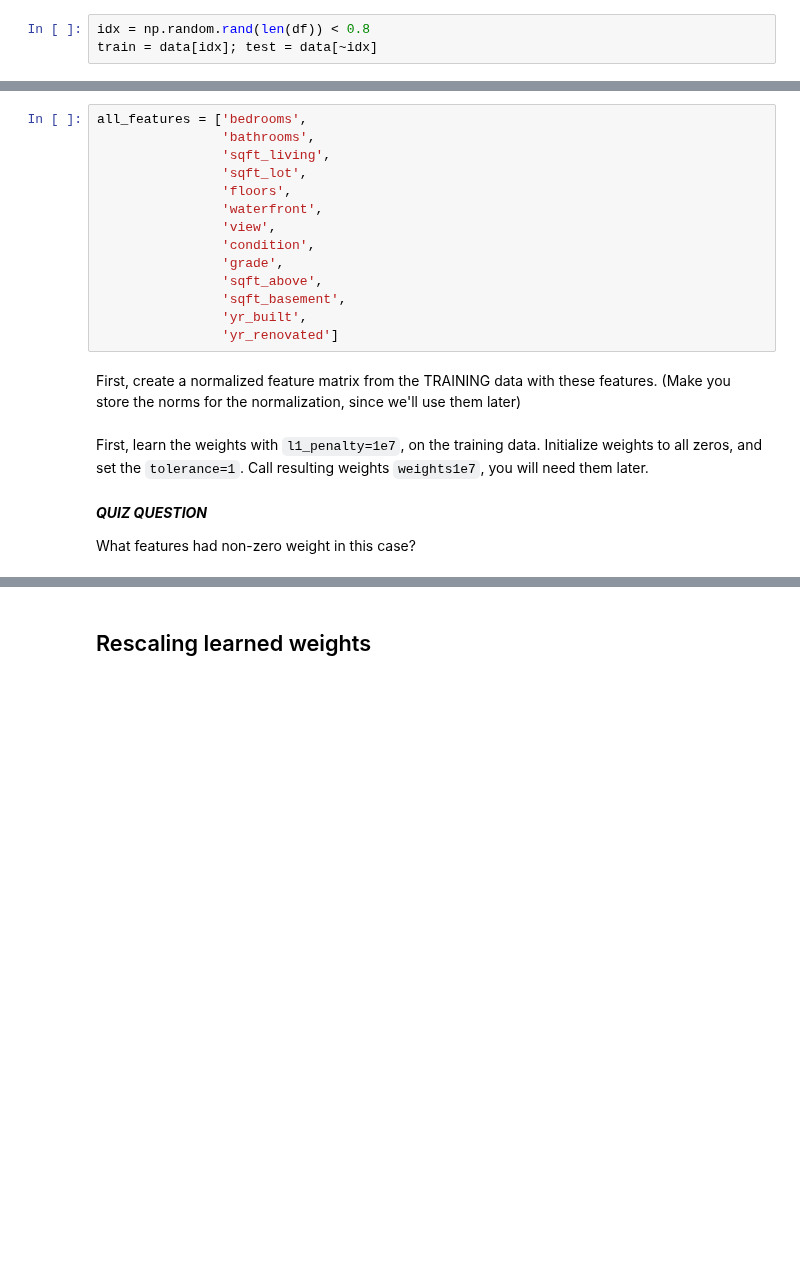
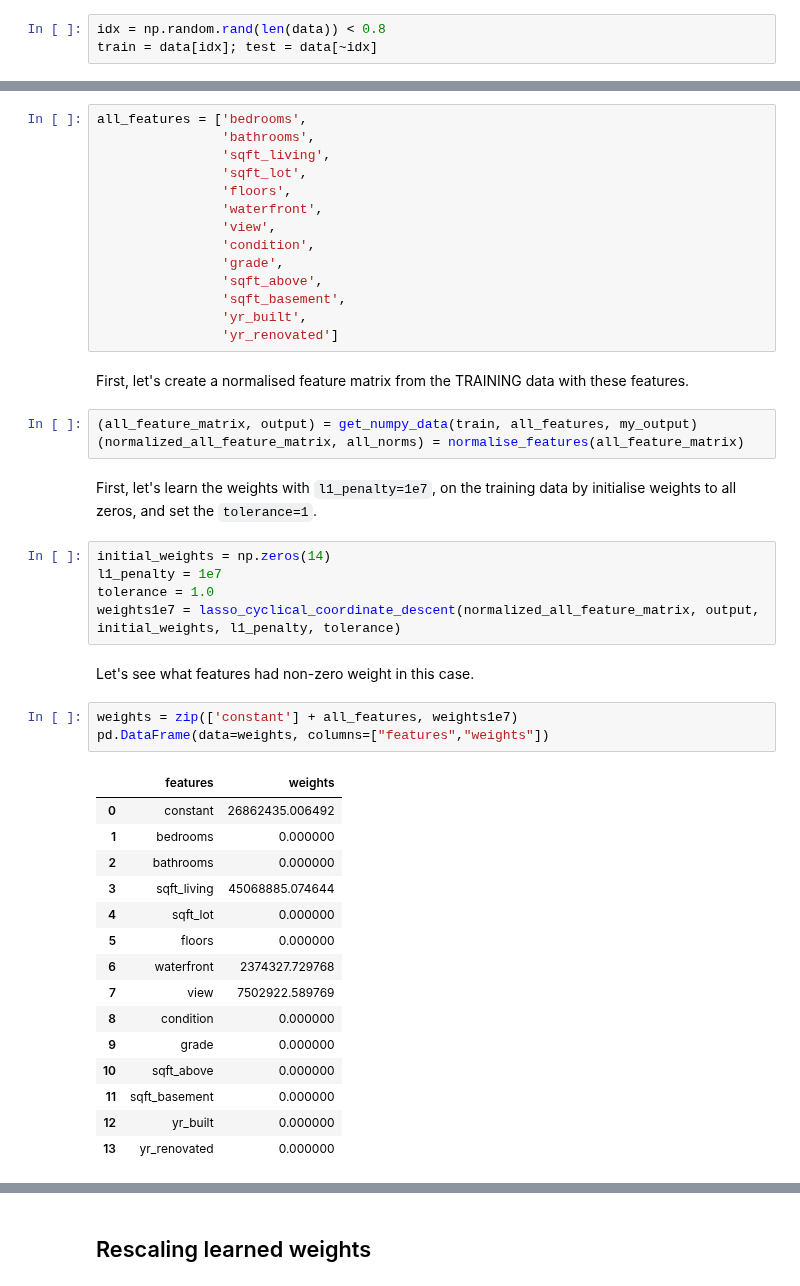
Before and after one commit to benjaminsw/regression, a Jupyter notebook: kc_house/lasso implementation.ipynb, the cells around one changed output, grey strips where cells are left out. Cells and saved outputs as stored; diff of their text form; blank space fills up the shorter version.

Commit message:
done evaluating LASSO fit with more features

```diff
--- a/kc_house/lasso implementation.ipynb
+++ b/kc_house/lasso implementation.ipynb
@@ -274,7 +274,7 @@ weights = lasso_cyclical_coordinate_descent(normalised_simple_feature_matrix, ou
 # %% [markdown]
 Let's split our dataset into training and test sets.
 # %%
-idx = np.random.rand(len(df)) < 0.8
+idx = np.random.rand(len(data)) < 0.8
 train = data[idx]; test = data[~idx]
 # %% [markdown]
 Let us consider the following set of features.
@@ -293,11 +293,36 @@ all_features = ['bedrooms',
                 'yr_built',
                 'yr_renovated']
 # %% [markdown]
-First, create a normalized feature matrix from the TRAINING data with these features.  (Make you store the norms for the normalization, since we'll use them later)
+First, let's create a normalised feature matrix from the TRAINING data with these features.
+# %%
+(all_feature_matrix, output) = get_numpy_data(train, all_features, my_output)
+(normalized_all_feature_matrix, all_norms) = normalise_features(all_feature_matrix)
 # %% [markdown]
-First, learn the weights with `l1_penalty=1e7`, on the training data. Initialize weights to all zeros, and set the `tolerance=1`.  Call resulting weights `weights1e7`, you will need them later.
+First, let's learn the weights with `l1_penalty=1e7`, on the training data by initialise weights to all zeros, and set the `tolerance=1`.
+# %%
+initial_weights = np.zeros(14)
+l1_penalty = 1e7
+tolerance = 1.0
+weights1e7 = lasso_cyclical_coordinate_descent(normalized_all_feature_matrix, output, initial_weights, l1_penalty, tolerance)
 # %% [markdown]
-***QUIZ QUESTION***
-
-What features had non-zero weight in this case?
+Let's see what features had non-zero weight in this case.
+# %%
+weights = zip(['constant'] + all_features, weights1e7)
+pd.DataFrame(data=weights, columns=["features","weights"])
+# %% [output]
+|  | features | weights |
+| 0 | constant | 26862435.006492 |
+| 1 | bedrooms | 0.000000 |
+| 2 | bathrooms | 0.000000 |
+| 3 | sqft_living | 45068885.074644 |
+| 4 | sqft_lot | 0.000000 |
+| 5 | floors | 0.000000 |
+| 6 | waterfront | 2374327.729768 |
+| 7 | view | 7502922.589769 |
+| 8 | condition | 0.000000 |
+| 9 | grade | 0.000000 |
+| 10 | sqft_above | 0.000000 |
+| 11 | sqft_basement | 0.000000 |
+| 12 | yr_built | 0.000000 |
+| 13 | yr_renovated | 0.000000 |
 # %% [markdown]
```
Also changed, not shown: parts of 8 cells of this notebook.
